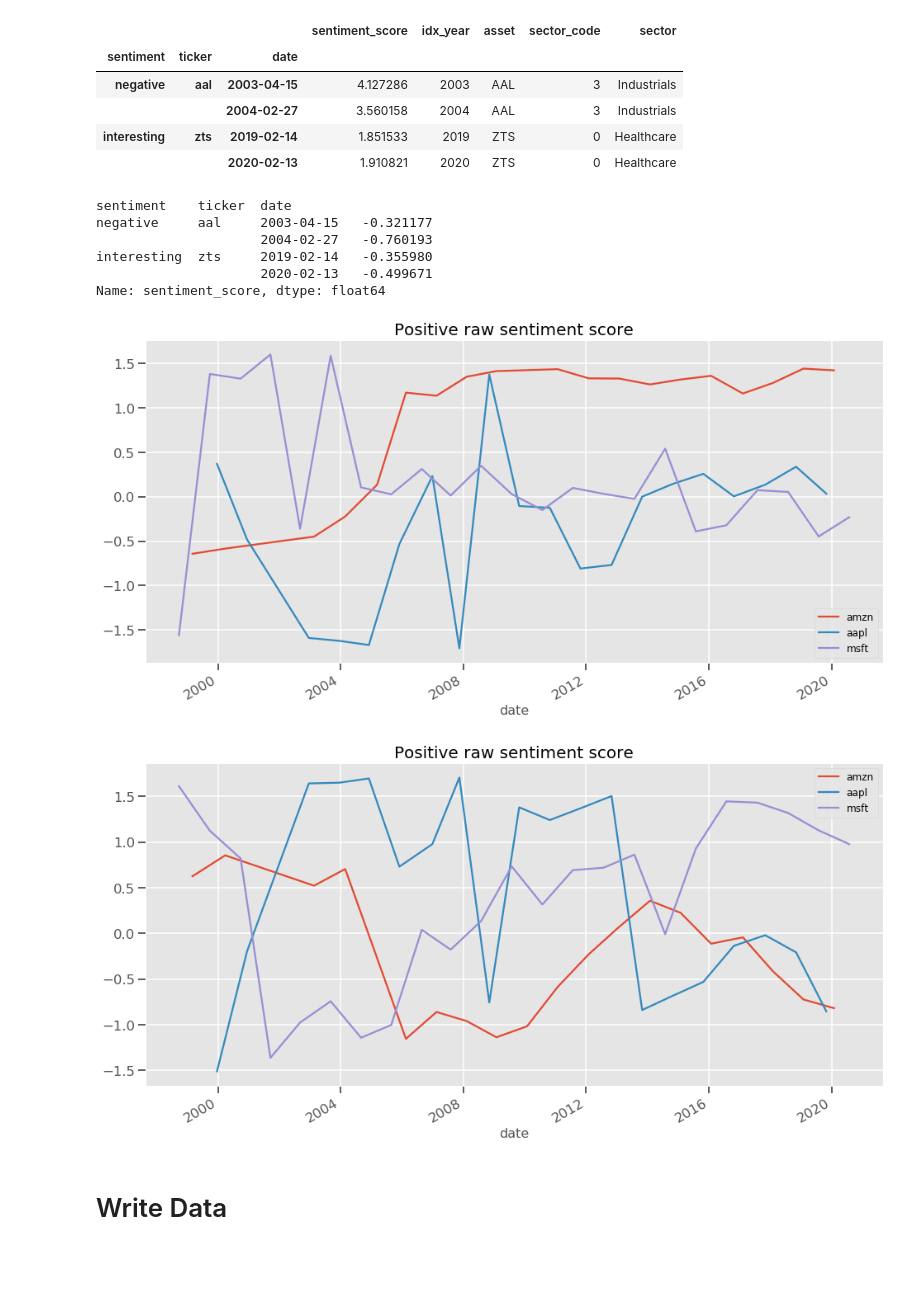
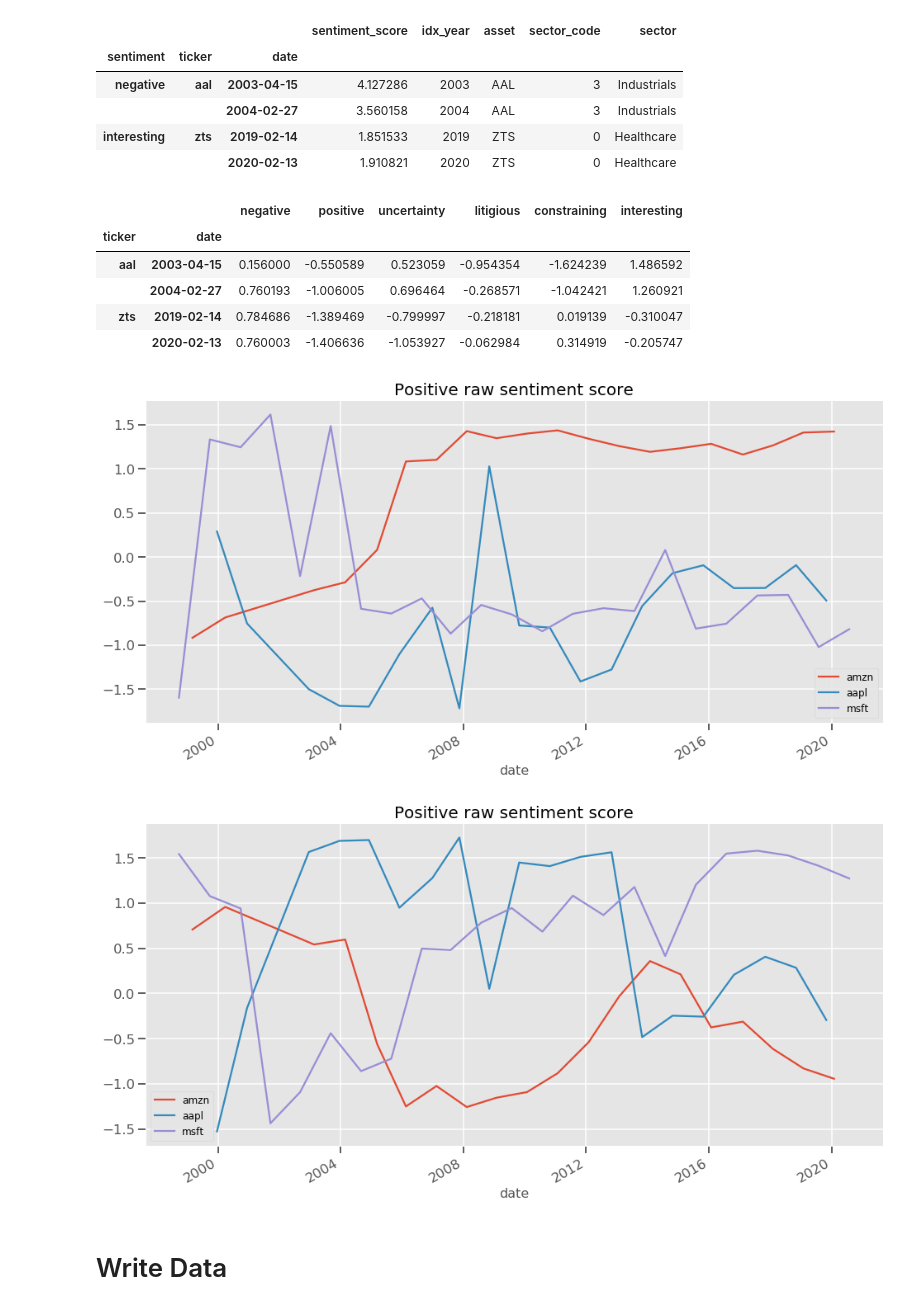
Before and after one commit to manualrg/dslab-ai-for-trading, a Jupyter notebook: notebooks/05_nlp_quant/02_10ksent_rulesent.ipynb, the cells around one changed output. Saved outputs shown, nothing was run; the diff lists cells and outputs as text; code cells hidden in the pictures; blank space fills up the shorter version.

Commit message:
rule based algortihm bug fixed (alpha factor demean and zscore). ML sentiment alpha factor computation

```diff
--- a/notebooks/05_nlp_quant/02_10ksent_rulesent.ipynb
+++ b/notebooks/05_nlp_quant/02_10ksent_rulesent.ipynb
@@ -289,36 +289,38 @@ sent_alphas_count = sent_alphas_raw.groupby(['idx_year']).size()
 #sns.lineplot(data=sent_alphas_count.reset_index().drop_duplicates(), x='idx_year', y='count')
 #plt.title('Total number of documents by year (ticker-date)')
 #plt.show()
+# %%
+sent_alphas = pd.DataFrame(index=sent_score_dfs[sentiments[0]].index, columns=sentiments, dtype=float)
+for sentiment in sentiments:
+    sent_alphas[sentiment] = bow_sent.compute_sentiment_alpha_factor(
+        sent_scores=sent_alphas_raw.loc[sentiment], date_col='idx_year',
+        sector_col='sector_code', score_col='sentiment_score'
+    ) * sent_score_sign[sentiment]
 # %%
-sent_alphas = bow_sent.compute_sentiment_alpha_factor(sent_scores=sent_alphas_raw, group_columns=['idx_year', 'sentiment'],
-                                                      sector_col='sector_code', score_col='sentiment_score')
 pd.concat([sent_alphas.head(2), sent_alphas.tail(2)], axis=0)
 # %% [output]
-sentiment    ticker  date
-negative     aal     2003-04-15   -0.321177
-                     2004-02-27   -0.760193
-interesting  zts     2019-02-14   -0.355980
-                     2020-02-13   -0.499671
-Name: sentiment_score, dtype: float64
+|  |  | negative | positive | uncertainty | litigious | constraining | interesting |
+| ticker | date |  |  |  |  |  |  |
+| aal | 2003-04-15 | 0.156000 | -0.550589 | 0.523059 | -0.954354 | -1.624239 | 1.486592 |
+|  | 2004-02-27 | 0.760193 | -1.006005 | 0.696464 | -0.268571 | -1.042421 | 1.260921 |
+| zts | 2019-02-14 | 0.784686 | -1.389469 | -0.799997 | -0.218181 | 0.019139 | -0.310047 |
+|  | 2020-02-13 | 0.760003 | -1.406636 | -1.053927 | -0.062984 | 0.314919 | -0.205747 |
-# %%
-for sentiment in sentiments:
-    sent_alphas.loc[sentiment] = sent_score_sign[sentiment] * sent_alphas.loc[sentiment].values
 # %%
-sent_alphas.loc[('positive', example_ticker)].plot(title='Positive raw sentiment score', label='amzn')
-sent_alphas.loc[('positive', 'aapl')].plot(label='aapl')
-sent_alphas.loc[('positive', 'msft')].plot(label='msft')
+sent_alphas.loc[example_ticker, 'positive'].plot(title='Positive raw sentiment score', label='amzn')
+sent_alphas.loc['aapl', 'positive'].plot(label='aapl')
+sent_alphas.loc['msft', 'positive'].plot(label='msft')
 plt.legend()
 plt.show()
 # %% [output]
-[figure, old version]
+[figure, new version]
 # %%
-sent_alphas.loc[('negative', example_ticker)].plot(title='Positive raw sentiment score', label='amzn')
-sent_alphas.loc[('negative', 'aapl')].plot(label='aapl')
-sent_alphas.loc[('negative', 'msft')].plot(label='msft')
+sent_alphas.loc[example_ticker, 'negative'].plot(title='Positive raw sentiment score', label='amzn')
+sent_alphas.loc['aapl', 'negative'].plot(label='aapl')
+sent_alphas.loc['msft', 'negative'].plot(label='msft')
 plt.legend()
 plt.show()
 # %% [output]
-[figure, old version]
+[figure, new version]
 # %% [markdown]
 # Write Data
 # %%
```
Also changed, not shown: 2 other files.
